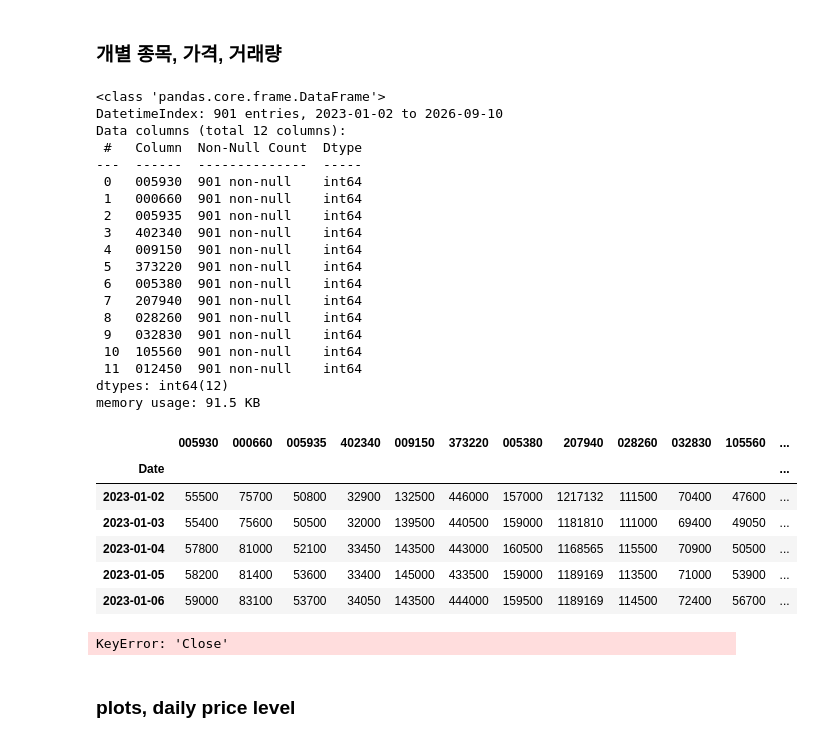
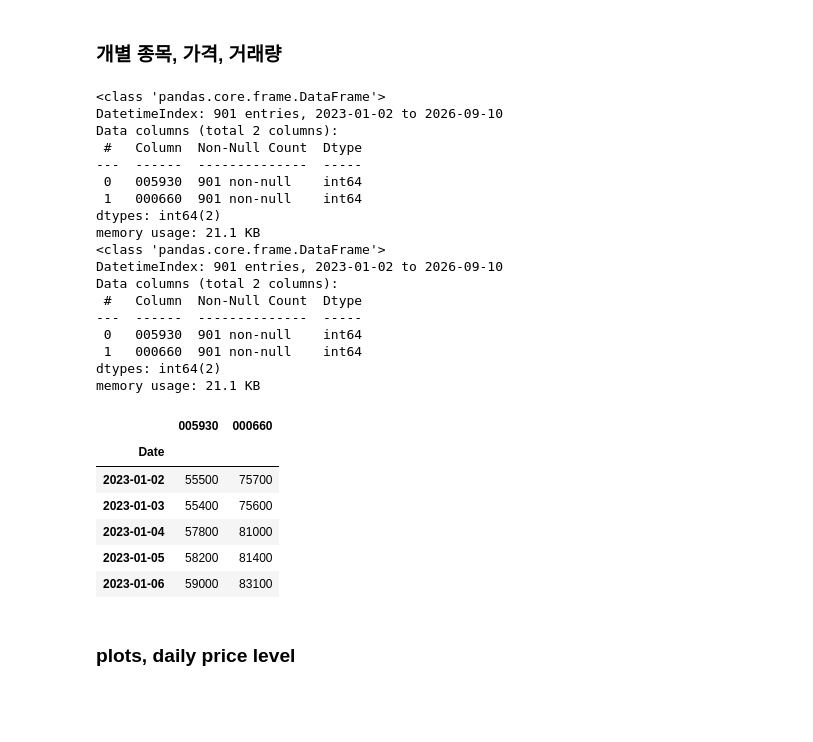
Before and after one commit to bahn28/salad, a Jupyter notebook: az_krx_001.ipynb, the cells around one changed output. Saved outputs shown, nothing was run; the diff lists cells and outputs as text; code cells hidden in the pictures; blank space fills up the shorter version.

```diff
--- a/az_krx_001.ipynb
+++ b/az_krx_001.ipynb
@@ -166,78 +166,65 @@ memory usage: 5.4+ KB
 # %% [markdown]
 ### 개별 종목, 가격, 거래량
 # %%
-tickers = df_krx['ticker'][:12]
-# 1. 삼성전자(005930)의 2025년부터 현재까지의 주가 데이터 수집
-#tickers = ['005930', '000660']    # 삼성전자 코드, 티커.
-df_dat = fdr.DataReader(tickers, '2023-01-01')  # 삼성전자
-#ticker_2 = '000660'  # SK하이익스
-#df_dat_2 = fdr.DataReader(ticker_2, '2023-01-01')  # 하이닉스
 
 # # 2. 가격(종가) 데이터 읽기
 # # 최신 버전 FinanceDataReader의 주가 컬럼명은 'Close'입니다.
 
+#tickers = df_krx['ticker'][:12]
+tickers = ['005930', '000660']    # 삼성전자, SK하이닉스, 티커.
+#tickers = '005930'    # 삼성전자, SK하이닉스, 티커.
+                      # 종목 1개를 지정하니, 시가, 고가, 저가, 종가, 볼륨, 변동, 다 보여주네.
+                      # 종목 2개 이상하면 한 가지만 보여주는데, 종가. 컬럼 이름이 종목 코드네...
+df_dat = fdr.DataReader(tickers, '2023-01-01') # 여러 종목은 종가로 정렬해서 보여줌.
+                                               # 다른 것을 원하면, 반복해서 뽑아야. for 문.
+df_dat.info()
+
+
 #prc_cls = df_dat['Close']
+#prc_cls
+
 #prc_cls_hy = df_dat_2['Close']
 
 # # 3. 거래량(볼륨) 데이터 읽기
 #vlm = df_dat['Volume']
 #vlm_2 = df_dat_2['Volume']
 
 # # 4. 상위 5개 데이터 결합해서 눈으로 확인하기
 # print(df_dat[['Close', 'Volume']].head())
 # print(df_dat.head(15) )
 df_dat.info()
 df_dat.head()
 # %% [output]
 <class 'pandas.core.frame.DataFrame'>
 DatetimeIndex: 901 entries, 2023-01-02 to 2026-09-10
-Data columns (total 12 columns):
+Data columns (total 2 columns):
  #   Column  Non-Null Count  Dtype
 ---  ------  --------------  -----
  0   005930  901 non-null    int64
  1   000660  901 non-null    int64
- 2   005935  901 non-null    int64
- 3   402340  901 non-null    int64
- 4   009150  901 non-null    int64
- 5   373220  901 non-null    int64
- 6   005380  901 non-null    int64
- 7   207940  901 non-null    int64
- 8   028260  901 non-null    int64
- 9   032830  901 non-null    int64
- 10  105560  901 non-null    int64
- 11  012450  901 non-null    int64
-dtypes: int64(12)
-memory usage: 91.5 KB
+dtypes: int64(2)
+memory usage: 21.1 KB
+<class 'pandas.core.frame.DataFrame'>
+DatetimeIndex: 901 entries, 2023-01-02 to 2026-09-10
+Data columns (total 2 columns):
+ #   Column  Non-Null Count  Dtype
+---  ------  --------------  -----
+ 0   005930  901 non-null    int64
+ 1   000660  901 non-null    int64
+dtypes: int64(2)
+memory usage: 21.1 KB
-|  | 005930 | 000660 | 005935 | 402340 | 009150 | 373220 | 005380 | 207940 | 028260 | 032830 | 105560 | ... |
-| Date |  |  |  |  |  |  |  |  |  |  |  | ... |
-| 2023-01-02 | 55500 | 75700 | 50800 | 32900 | 132500 | 446000 | 157000 | 1217132 | 111500 | 70400 | 47600 | ... |
-| 2023-01-03 | 55400 | 75600 | 50500 | 32000 | 139500 | 440500 | 159000 | 1181810 | 111000 | 69400 | 49050 | ... |
-| 2023-01-04 | 57800 | 81000 | 52100 | 33450 | 143500 | 443000 | 160500 | 1168565 | 115500 | 70900 | 50500 | ... |
-| 2023-01-05 | 58200 | 81400 | 53600 | 33400 | 145000 | 433500 | 159000 | 1189169 | 113500 | 71000 | 53900 | ... |
-| 2023-01-06 | 59000 | 83100 | 53700 | 34050 | 143500 | 444000 | 159500 | 1189169 | 114500 | 72400 | 56700 | ... |
+|  | 005930 | 000660 |
+| Date |  |  |
+| 2023-01-02 | 55500 | 75700 |
+| 2023-01-03 | 55400 | 75600 |
+| 2023-01-04 | 57800 | 81000 |
+| 2023-01-05 | 58200 | 81400 |
+| 2023-01-06 | 59000 | 83100 |
 # %%
 # daily stock prices and trading volumes
 # 변수로 받는 방법.
 yymmdd = df_dat.index   # 자료를 불러올 때, 자동으로 기준 인덱스로 설정된다고 함.
 yymmdd = pd.to_datetime( yymmdd )
-
-stck_prc = df_dat['Close']
-stck_prc_dff = stck_prc.diff()
-stck_prc_pct = stck_prc.pct_change()
-
-stck_vlm = df_dat['Volume']
-stck_vlm_dff = stck_vlm.diff()
-stck_vlm_pct = stck_vlm.pct_change()
-
-stck_prc_2 = df_dat_2['Close']
-stck_prc_dff_2 = stck_prc_2.diff()
-stck_prc_pct_2 = stck_prc_2.pct_change()
-
-stck_vlm_2 = df_dat_2['Volume']
-stck_vlm_dff_2 = stck_vlm_2.diff()
-stck_vlm_pct_2 = stck_vlm_2.pct_change()
-# %% [output]
-KeyError: 'Close'
 # %% [markdown]
 ### plots, daily price level
 # %%
```
Also changed, not shown: parts of 1 cell of this notebook.
